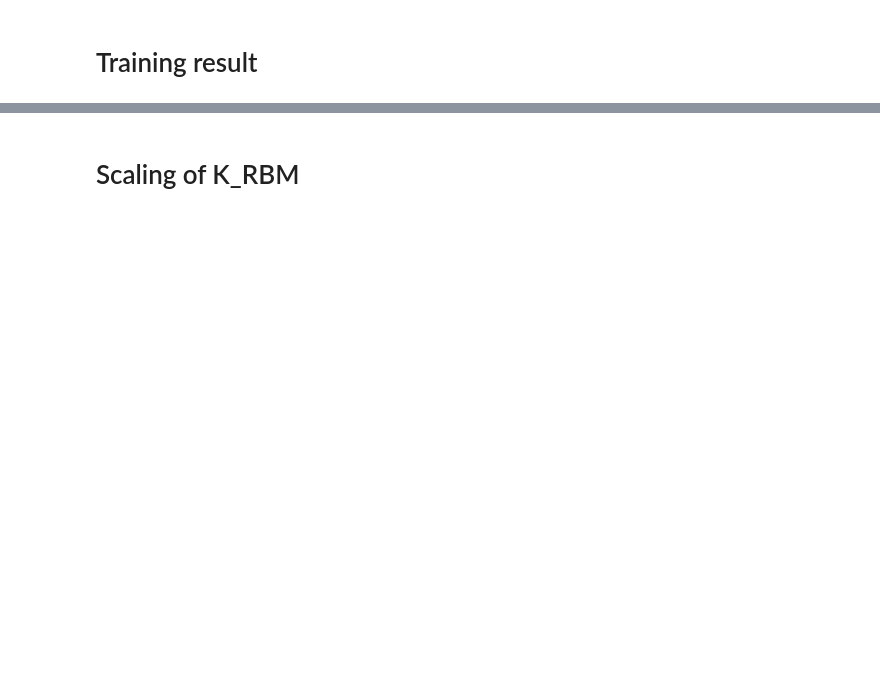
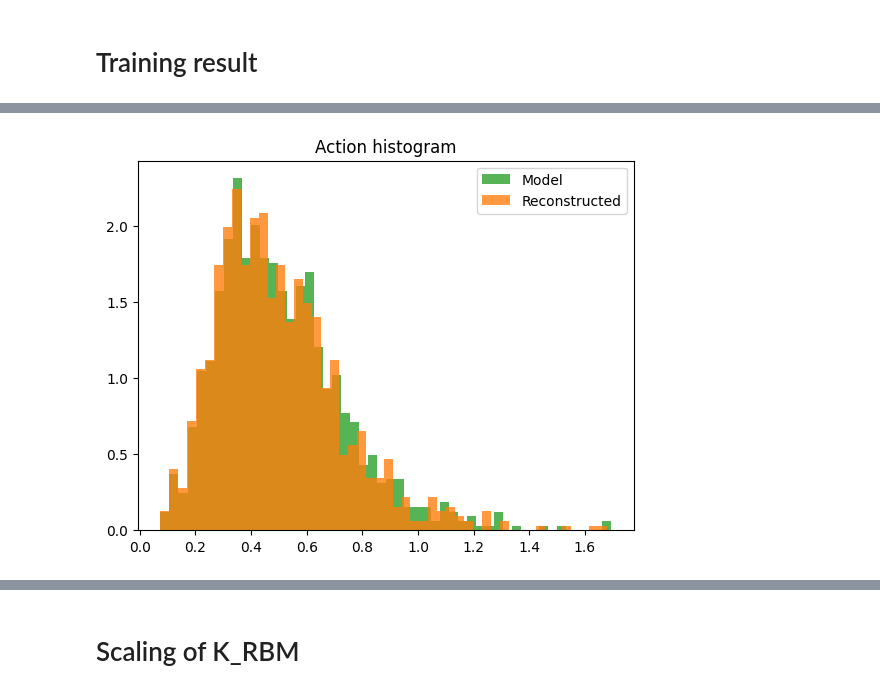
Before and after one commit to chanjure/SRBM, a Jupyter notebook: notebook/SRBM_unsup_gen.ipynb, the cells around one changed output, grey strips where cells are left out. Drawn from its saved outputs; the diff is of its cells as text; code cells hidden in the pictures; blank space fills up the shorter version.

```diff
--- a/notebook/SRBM_unsup_gen.ipynb
+++ b/notebook/SRBM_unsup_gen.ipynb
@@ -110,7 +169,8 @@ N = 10
 # Initialization scheme.
 # Initialize w with Cholesky solution W_phi and mass=5 sigma=1
 # init_cond = {'w':torch.DoubleTensor(W_phi.copy()),'m':5., 'sig':1.}
-init_cond = {'m':3., 'sig':1., 'm_scheme':'local'}
+# init_cond = {'m':3., 'sig':1., 'm_scheme':'local'}
+init_cond = {'m':3., 'sig':1., 'm_scheme':'global'}
 
 # Reproducibility
 torch.manual_seed(1234)
@@ -174,34 +279,36 @@ plt.show()
 # %%
 n_samples = 1000
 recon_field = torch.ones((n_samples, N))
 v_pred, v_, h_pred, _, v = rbm.forward(recon_field,n_samples)
 n_samples = len(v)
 # S_true = np.zeros(n_data)
 S_pred = np.zeros(n_samples)
 S_K = np.zeros(n_samples)
 M = m*np.ones(N)
 
 # for i in range(n_data):
 #     S_true[i] = S(data_file[i],M)
 
 for i in range(n_samples):
     S_pred[i] = S(v_.data.numpy()[i],M)
-    S_K[i] = -rbm.free_energy(v_[i:i+1]).data.numpy()/N
+    S_K[i] = -rbm.free_energy(v_[i:i+1]).data.numpy()
 #     w_ = rbm.W.data.numpy().copy()
 #     m_ = rbm.mass.data.numpy().copy()
 #     sig_ = rbm.h_std
 #     Kin = -sig_**2 *(w_.T @ w_)
 #     Mss = np.diag(m_**2)m
 #     s_ = 0.5 * v_pred.data.numpy()[i] @ (Kin + Mss) @ v_pred.data.numpy()[i].T/N
 #     S_K[i] = s_
 
 plt.hist(S_K, bins=50, density=True, color='C2', label='Model', alpha=0.8)
 plt.hist(S_pred, bins=50, density=True, color='C1', label='Reconstructed', alpha=0.8)
 # plt.hist(S_true, bins=50, density=True, color='C0', label='MCMC data', alpha=0.8)
 plt.legend()
 plt.title('Action histogram')
 # plt.savefig(plot_dir+model_name+'_S.jpg')
 plt.show()
+# %% [output]
+[figure, added]
 # %%
 # SVD of coupling matrix squared
 s_hist = np.zeros((epochs,N))
```
Also changed, not shown: parts of 33 cells of this notebook, 1 other file.
